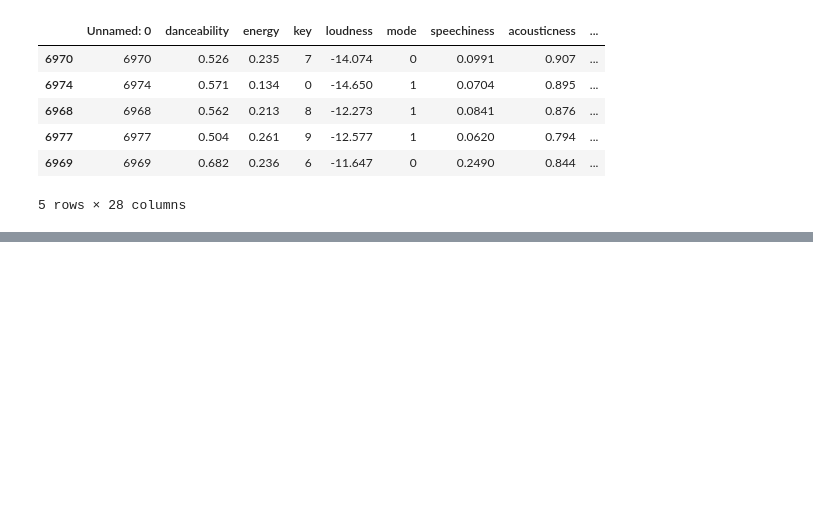
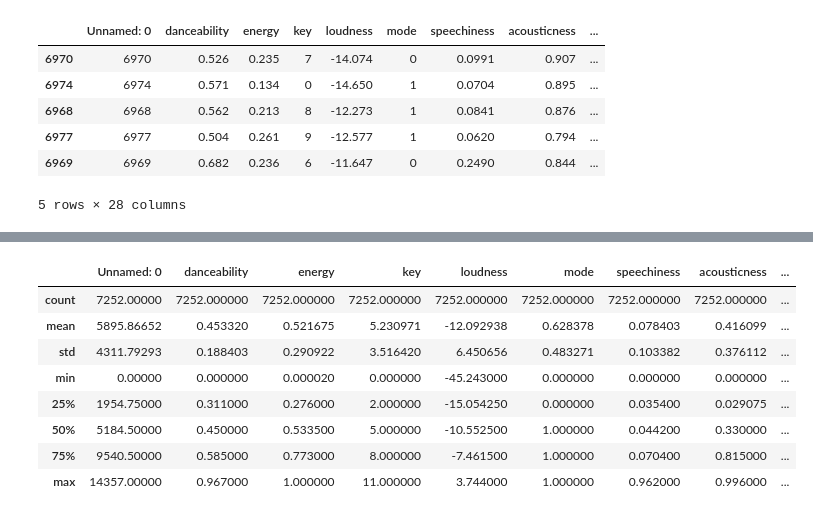
Before and after one commit to stoic-devv/spotify-data-science, a Jupyter notebook: code/merge-data.ipynb, the cells around one changed output, grey strips where cells are left out. Drawn from its saved outputs; the diff is of its cells as text; code cells hidden in the pictures; blank space fills up the shorter version.

Commit message:
add mapped genre

```diff
--- a/code/merge-data.ipynb
+++ b/code/merge-data.ipynb
@@ -133,0 +119,3 @@ Name: sp_genres, Length: 7252, dtype: object
+# %%
+df = pd.read_csv('../data/final-data.csv', sep='~')
+df.head()
@@ -133,0 +130,6 @@ Name: sp_genres, Length: 7252, dtype: object
+# %%
+df['sp_genres'] = df['sp_genres'].apply(genre_to_list)
+genre_freq = defaultdict(int)
+for idx, row in df.iterrows():
+    for g in row['sp_genres']:
+        genre_freq[g] += 1
@@ -133,0 +156,33 @@ Name: sp_genres, Length: 7252, dtype: object
+# %%
+# find k popular genres
+# map all songs to those genres
+# '' -> NA
+# if not in popular -> NF
+def find_k_popular_genres(d, k=20):
+    return set([k for k,v in sorted(d.items(), key= lambda x: x[1],reverse=True)])
+
+pop_genres = find_k_popular_genres(genre_freq, 20)
+
+def apply_genre(x):
+    for g in x:
+        if g == '':
+            return 'NA'
+        if g in pop_genres:
+            return g
+    return 'NF'
+
+genre_series = df['sp_genres'].apply(apply_genre)
+# %%
+df['genre'] = genre_series
+# %%
+df.describe()
+# %% [output]
+|  | Unnamed: 0 | danceability | energy | key | loudness | mode | speechiness | acousticness | ... |
+| count | 7252.00000 | 7252.000000 | 7252.000000 | 7252.000000 | 7252.000000 | 7252.000000 | 7252.000000 | 7252.000000 | ... |
+| mean | 5895.86652 | 0.453320 | 0.521675 | 5.230971 | -12.092938 | 0.628378 | 0.078403 | 0.416099 | ... |
+| std | 4311.79293 | 0.188403 | 0.290922 | 3.516420 | 6.450656 | 0.483271 | 0.103382 | 0.376112 | ... |
+| min | 0.00000 | 0.000000 | 0.000020 | 0.000000 | -45.243000 | 0.000000 | 0.000000 | 0.000000 | ... |
+| 25% | 1954.75000 | 0.311000 | 0.276000 | 2.000000 | -15.054250 | 0.000000 | 0.035400 | 0.029075 | ... |
+| 50% | 5184.50000 | 0.450000 | 0.533500 | 5.000000 | -10.552500 | 1.000000 | 0.044200 | 0.330000 | ... |
+| 75% | 9540.50000 | 0.585000 | 0.773000 | 8.000000 | -7.461500 | 1.000000 | 0.070400 | 0.815000 | ... |
+| max | 14357.00000 | 0.967000 | 1.000000 | 11.000000 | 3.744000 | 1.000000 | 0.962000 | 0.996000 | ... |
```
Also changed, not shown: parts of 4 cells of this notebook, 1 other file.
